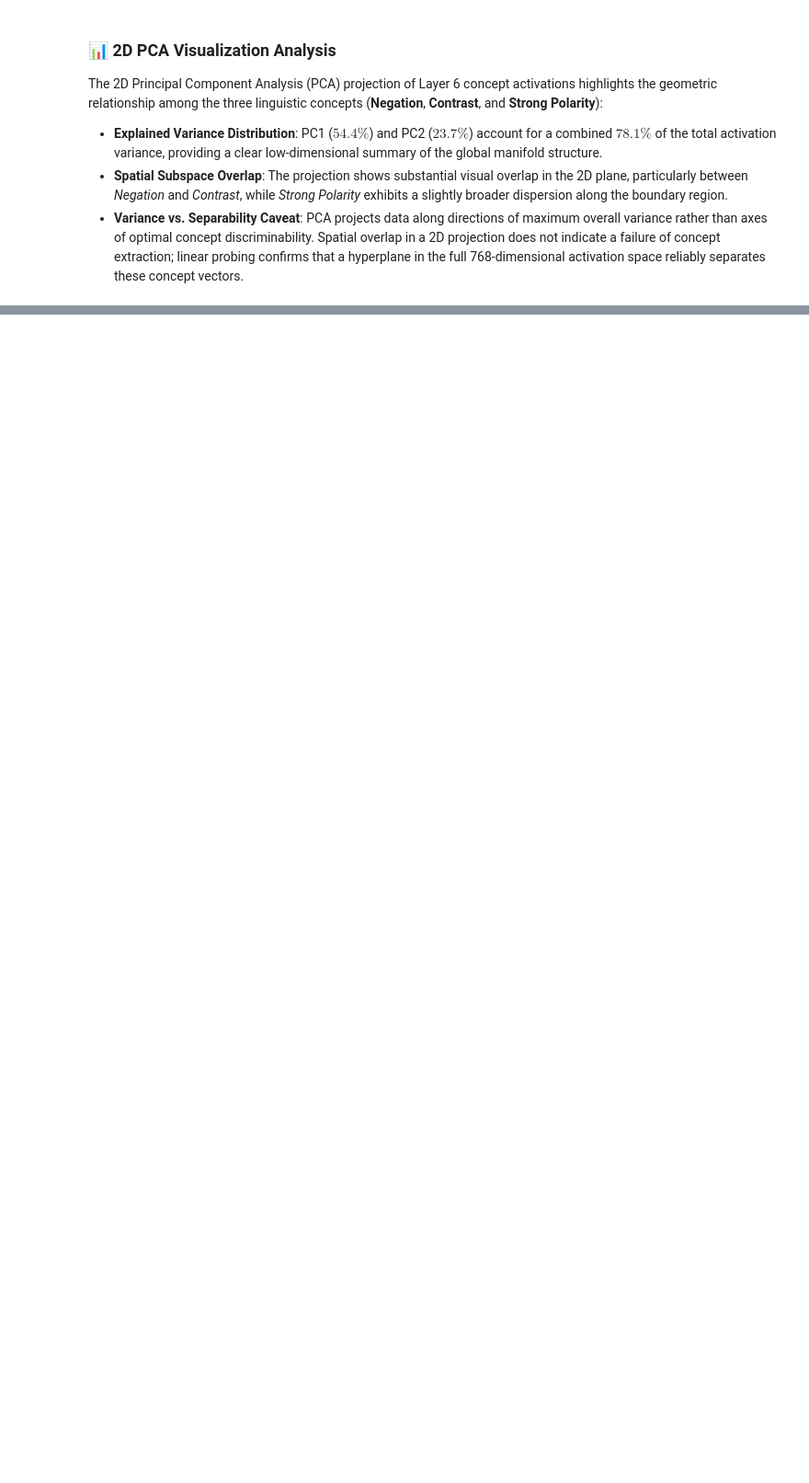
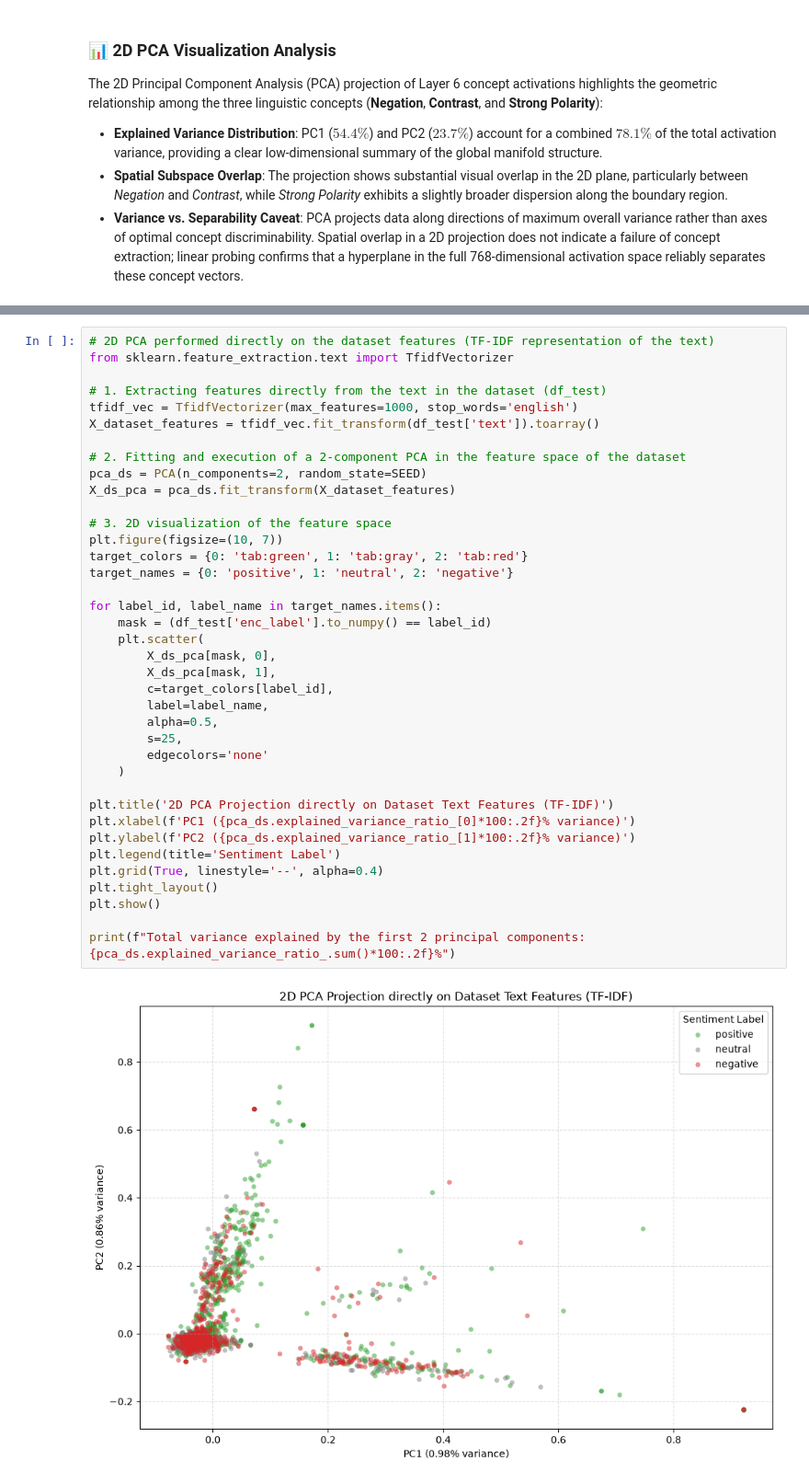
Before and after one commit to MarcoDiotto/XAI_project, a Jupyter notebook: Experiments/Step_1_DistilBERT_Ternary - Baseline values.ipynb, the cells around one changed output, grey strips where cells are left out. Shown at 92% size. Drawn from its saved outputs; the diff is of its cells as text; blank space fills up the shorter version.

Commit message:
PCA on the dataset features: not useful

```diff
--- a/Experiments/Step_1_DistilBERT_Ternary - Baseline values.ipynb
+++ b/Experiments/Step_1_DistilBERT_Ternary - Baseline values.ipynb
@@ -531,0 +530,40 @@ The 2D Principal Component Analysis (PCA) projection of Layer 6 concept activati
+# %%
+# 2D PCA performed directly on the dataset features (TF-IDF representation of the text)
+from sklearn.feature_extraction.text import TfidfVectorizer
+
+# 1. Extracting features directly from the text in the dataset (df_test)
+tfidf_vec = TfidfVectorizer(max_features=1000, stop_words='english')
+X_dataset_features = tfidf_vec.fit_transform(df_test['text']).toarray()
+
+# 2. Fitting and execution of a 2-component PCA in the feature space of the dataset
+pca_ds = PCA(n_components=2, random_state=SEED)
+X_ds_pca = pca_ds.fit_transform(X_dataset_features)
+
+# 3. 2D visualization of the feature space
+plt.figure(figsize=(10, 7))
+target_colors = {0: 'tab:green', 1: 'tab:gray', 2: 'tab:red'}
+target_names = {0: 'positive', 1: 'neutral', 2: 'negative'}
+
+for label_id, label_name in target_names.items():
+    mask = (df_test['enc_label'].to_numpy() == label_id)
+    plt.scatter(
+        X_ds_pca[mask, 0],
+        X_ds_pca[mask, 1],
+        c=target_colors[label_id],
+        label=label_name,
+        alpha=0.5,
+        s=25,
+        edgecolors='none'
+    )
+
+plt.title('2D PCA Projection directly on Dataset Text Features (TF-IDF)')
+plt.xlabel(f'PC1 ({pca_ds.explained_variance_ratio_[0]*100:.2f}% variance)')
+plt.ylabel(f'PC2 ({pca_ds.explained_variance_ratio_[1]*100:.2f}% variance)')
+plt.legend(title='Sentiment Label')
+plt.grid(True, linestyle='--', alpha=0.4)
+plt.tight_layout()
+plt.show()
+
+print(f"Total variance explained by the first 2 principal components: {pca_ds.explained_variance_ratio_.sum()*100:.2f}%")
+# %% [output]
+[figure, added]
```
Also changed, not shown: parts of 6 cells of this notebook.
